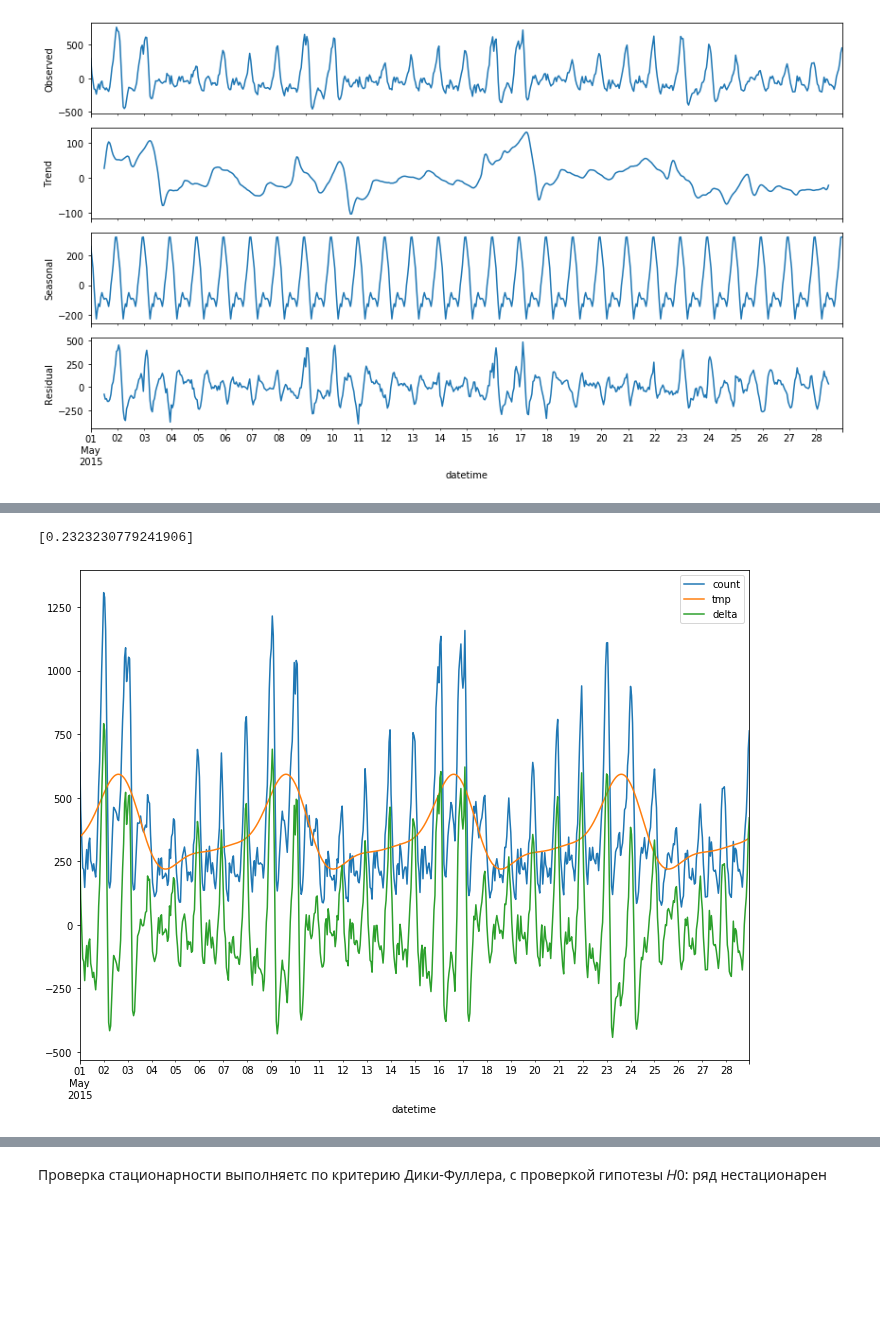
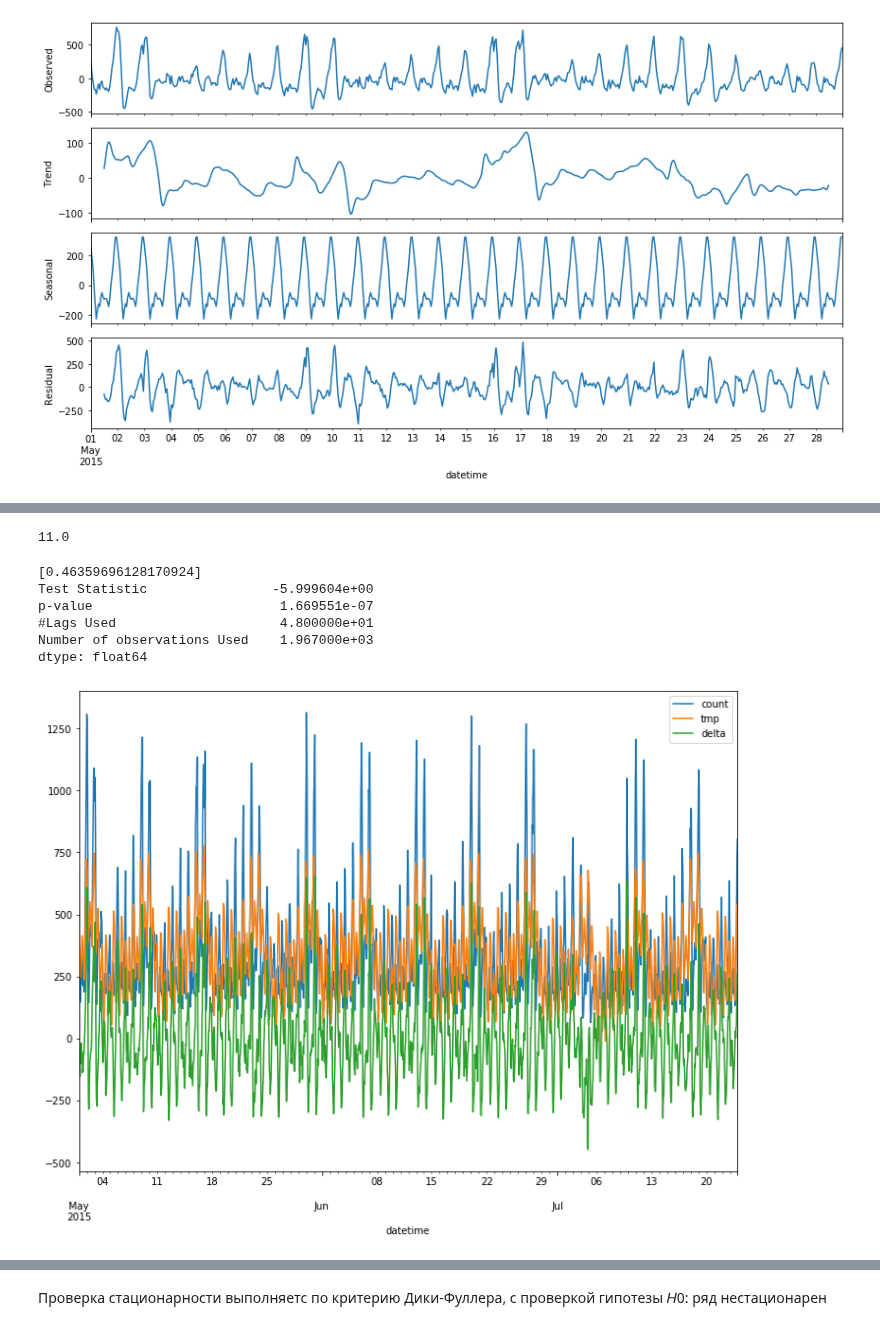
Before and after one commit to dminikorenb/DataLearning, a Jupyter notebook: 3-Taxi/dminik6_part3_w3.ipynb, the cells around one changed output, grey strips where cells are left out. Cells and saved outputs as stored; diff of their text form; code cells hidden in the pictures; blank space fills up the shorter version.

```diff
--- a/3-Taxi/dminik6_part3_w3.ipynb
+++ b/3-Taxi/dminik6_part3_w3.ipynb
@@ -252,37 +278,59 @@ s_mean.loc[datetime(year=2015, month=5, day=5, hour=0, second=0)]['tmp']
+# %%
+1848 / 24 /7
+# %% [output]
+11.0
 # %%
 # pl.figure(figsize=(12,8))
 rcParams['figure.figsize'] = 12, 9
-stmp = s.head(4*7*24).copy()
+stmp = s.head(12*7*24).copy()
 # stmp['count'] = np.log( stmp['count'].values )
 stmp = stmp.dropna()
 # stmp = s.head(12*28*24).resample('D').mean().copy()
-t_period = 7*24
+t_period = 7*24 # = 168
+t_period2 = 12 # 365
+t_period3 = 84 #4*7*24
+t_period4 = 1848 #4*7*24
 l_score = []
 # можно для начала взять K равным 2-5
-Kmax = 3
+Kmax = 4
 # for Kmax in range(2, 20):
 X_week = []
 for i in range(0, len(stmp)):
     X_week.append([ math.sin(i* 2.*math.pi*k/t_period) for k in range(1, Kmax+1)] +
-                  [ math.cos(i* 2.*math.pi*k/t_period) for k in range(1, Kmax+1)])
+                  [ math.cos(i* 2.*math.pi*k/t_period) for k in range(1, Kmax+1)] +
+                  [ math.sin(i* 2.*math.pi*k/t_period2) for k in range(1, Kmax+1)] +
+                  [ math.cos(i* 2.*math.pi*k/t_period2) for k in range(1, Kmax+1)] +
+                  [ math.sin(i* 2.*math.pi*k/t_period3) for k in range(1, Kmax+1)] +
+                  [ math.cos(i* 2.*math.pi*k/t_period3) for k in range(1, Kmax+1)] +
+                  [ math.sin(i* 2.*math.pi*k/t_period4) for k in range(1, Kmax+1)] +
+                  [ math.cos(i* 2.*math.pi*k/t_period4) for k in range(1, Kmax+1)]
+                 )
 
 lr = LinearRegression()
 lr.fit( X_week , stmp['count'].values)
 l_score.append(lr.score(X_week , stmp['count'].values))
 y_test = lr.predict(X_week)
 
 stmp['tmp'] = y_test
 stmp['delta'] = stmp['count'] - stmp['tmp']
 stmp[['count',  'tmp', 'delta']].plot()
 #     stmp['delta'].plot()
 #     pl.plot(y_test)
 #     pl.plot(stmp.values)
 #     pl.set
 print(l_score)
-# rcParams['figure.figsize'] = 12, 9
-# decomp=seasonal_decompose(stmp['delta'] )
-# decomp.plot()
+dftest =  adfuller(stmp['delta'], autolag=None, maxlag=24*2)
+dfoutput = pd.Series(dftest[0:4], index=['Test Statistic','p-value','#Lags Used','Number of observations Used'])
+print (dfoutput)
+rcParams['figure.figsize'] = 12, 9
+decomp=seasonal_decompose(stmp['delta'] )
+decomp.plot()
 pl.show();
 # %% [output]
-[0.2323230779241906]
+[0.46359696128170924]
+Test Statistic                -5.999604e+00
+p-value                        1.669551e-07
+#Lags Used                     4.800000e+01
+Number of observations Used    1.967000e+03
+dtype: float64
-[figure, old version]
+[figure, new version]
```
Also changed, not shown: parts of 4 cells of this notebook.
